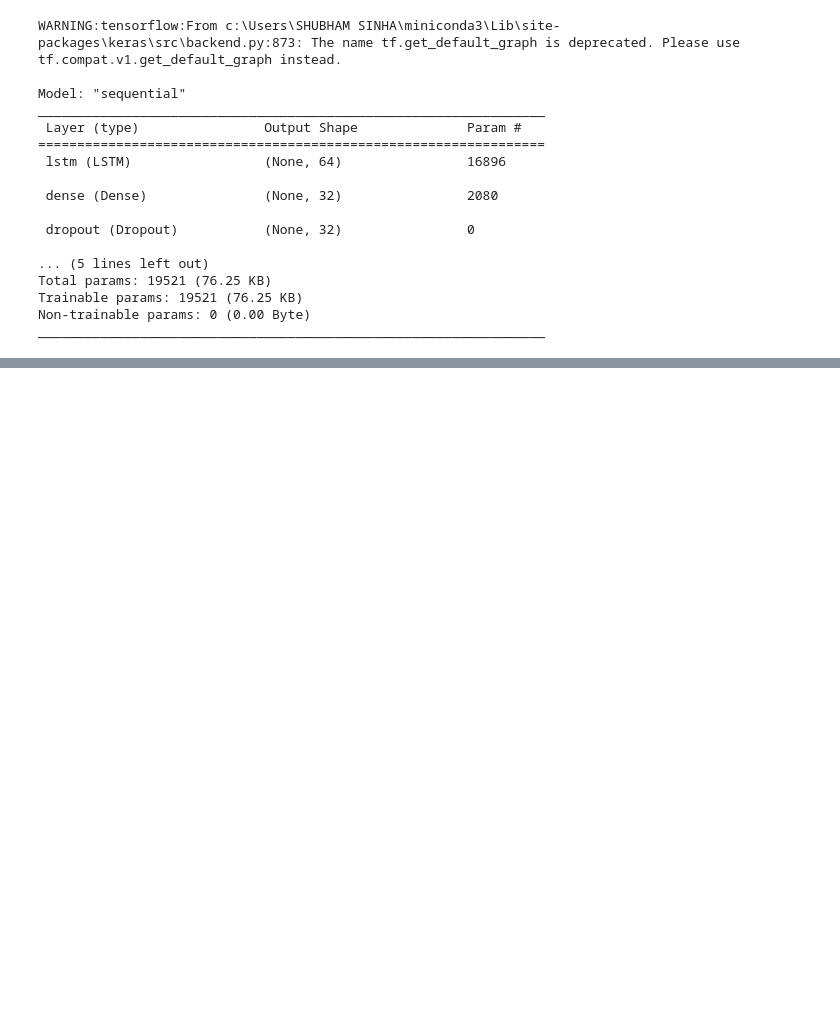
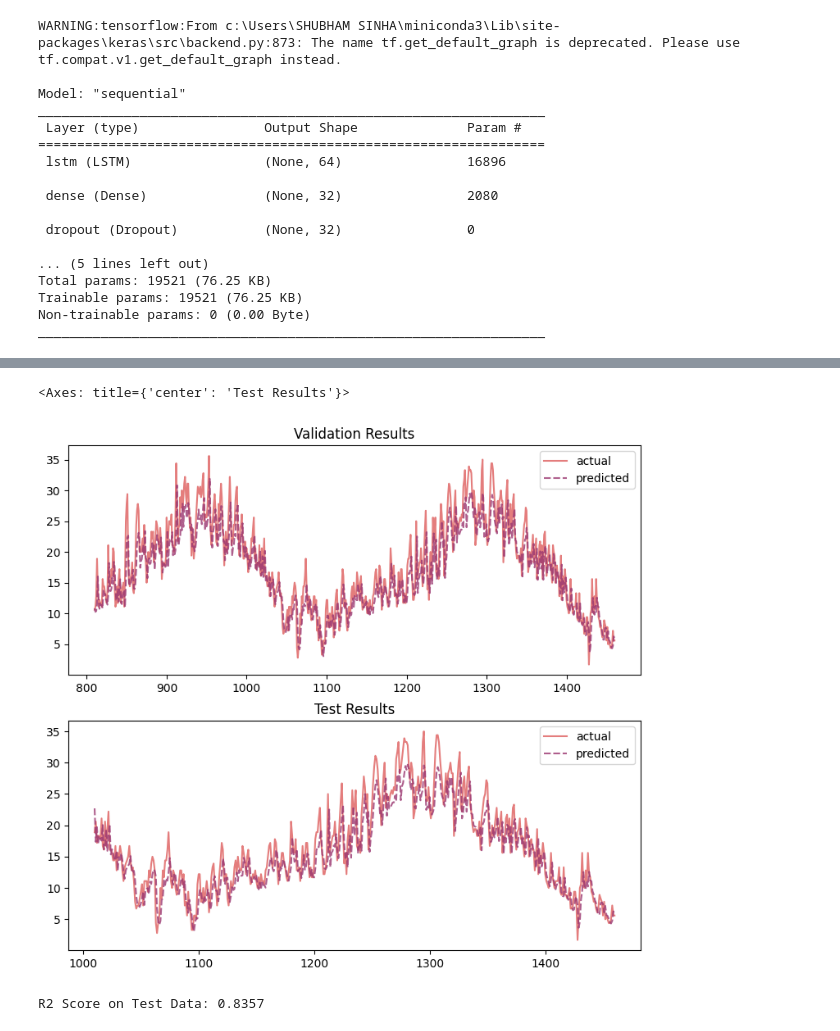
Before and after one commit to ShubhamSinha8081/Automated_Hyperparameter_Tuning-Time-Series-LSTM, a Jupyter notebook: LSTM.ipynb, the cells around one changed output, grey strips where cells are left out. Saved outputs shown, nothing was run; the diff lists cells and outputs as text; code cells hidden in the pictures; blank space fills up the shorter version.

Commit message:
Added model predictions for training, validation, and test datasets & plotting predicted future graph.

```diff
--- a/LSTM.ipynb
+++ b/LSTM.ipynb
@@ -127,0 +128,4 @@ sns.lineplot(history_rmse,palette="flare");
+# %%
+train_pred = model.predict(X_train).flatten()
+val_pred = model.predict(X_val).flatten()
+test_pred = model.predict(X_test).flatten()
@@ -127,0 +136,23 @@ sns.lineplot(history_rmse,palette="flare");
+# %%
+pred = np.concatenate([train_pred, val_pred, test_pred])
+df_pred = pd.DataFrame(df["temp_max"].copy())
+df_pred.columns = ["actual"]
+df_pred = df_pred[WINDOW:]
+df_pred["predicted"] = pred
+
+fig, axes = plt.subplots(2, 1, figsize=(9, 8))
+plt.subplot(2, 1, 1)
+plt.title("Validation Results")
+sns.lineplot(df_pred[800:], alpha=0.8, palette="flare", linestyle=None)
+
+plt.subplot(2, 1, 2)
+plt.title("Test Results")
+sns.lineplot(df_pred[1000:], alpha=0.8, palette="flare", linestyle=None)
+# %% [output]
+<Axes: title={'center': 'Test Results'}>
+[figure, added]
+# %%
+r2_test = r2_score(y_test, test_pred)
+print(f"R2 Score on Test Data: {r2_test:.4f}")
+# %% [output]
+R2 Score on Test Data: 0.8357
```
Also changed, not shown: parts of 5 cells of this notebook.
